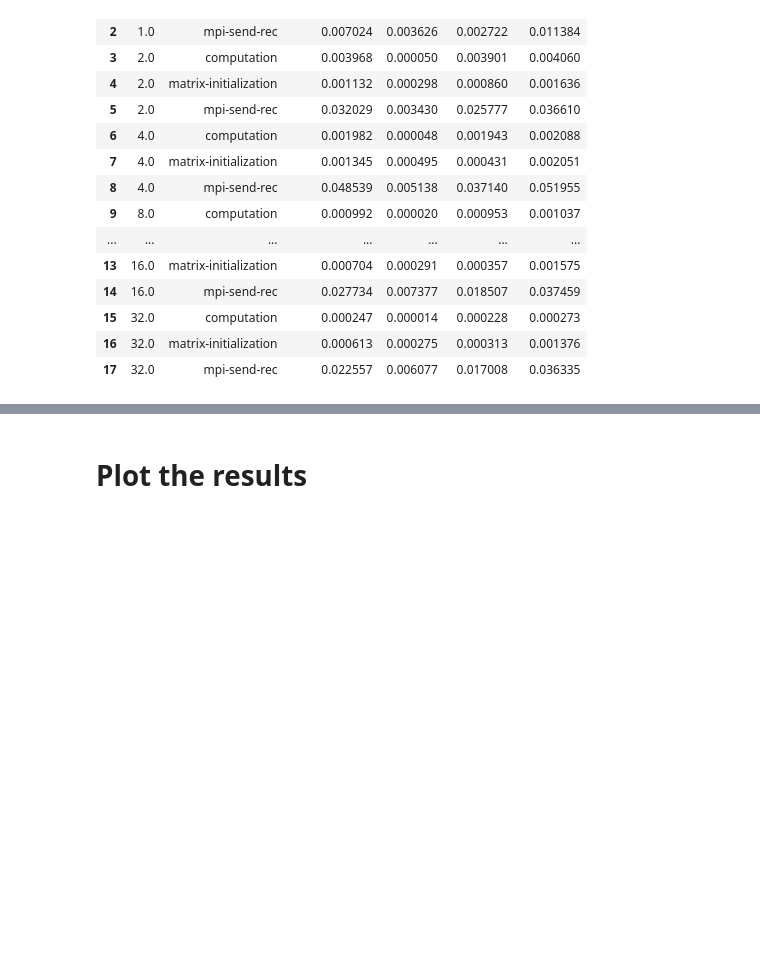
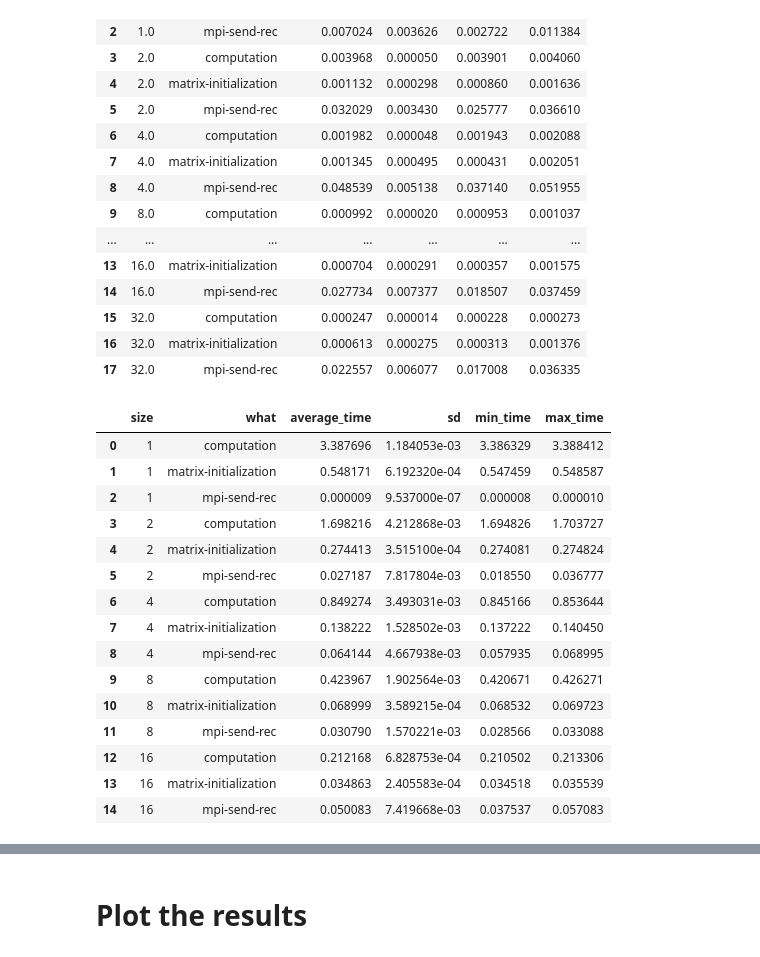
Before and after one commit to IsacPasianotto/Parallel-Programming-HPC, a Jupyter notebook: jacobi/plots/plot-maker.ipynb, the cells around one changed output, grey strips where cells are left out. Cells and saved outputs as stored; diff of their text form; code cells hidden in the pictures; blank space fills up the shorter version.

```diff
--- a/jacobi/plots/plot-maker.ipynb
+++ b/jacobi/plots/plot-maker.ipynb
@@ -49,3 +51,22 @@ gpu_1k
 | 15 | 32.0 | computation | 0.000247 | 0.000014 | 0.000228 | 0.000273 |
 | 16 | 32.0 | matrix-initialization | 0.000613 | 0.000275 | 0.000313 | 0.001376 |
 | 17 | 32.0 | mpi-send-rec | 0.022557 | 0.006077 | 0.017008 | 0.036335 |
+# %%
+cpu_12k
+# %% [output]
+|  | size | what | average_time | sd | min_time | max_time |
+| 0 | 1 | computation | 3.387696 | 1.184053e-03 | 3.386329 | 3.388412 |
+| 1 | 1 | matrix-initialization | 0.548171 | 6.192320e-04 | 0.547459 | 0.548587 |
+| 2 | 1 | mpi-send-rec | 0.000009 | 9.537000e-07 | 0.000008 | 0.000010 |
+| 3 | 2 | computation | 1.698216 | 4.212868e-03 | 1.694826 | 1.703727 |
+| 4 | 2 | matrix-initialization | 0.274413 | 3.515100e-04 | 0.274081 | 0.274824 |
+| 5 | 2 | mpi-send-rec | 0.027187 | 7.817804e-03 | 0.018550 | 0.036777 |
+| 6 | 4 | computation | 0.849274 | 3.493031e-03 | 0.845166 | 0.853644 |
+| 7 | 4 | matrix-initialization | 0.138222 | 1.528502e-03 | 0.137222 | 0.140450 |
+| 8 | 4 | mpi-send-rec | 0.064144 | 4.667938e-03 | 0.057935 | 0.068995 |
+| 9 | 8 | computation | 0.423967 | 1.902564e-03 | 0.420671 | 0.426271 |
+| 10 | 8 | matrix-initialization | 0.068999 | 3.589215e-04 | 0.068532 | 0.069723 |
+| 11 | 8 | mpi-send-rec | 0.030790 | 1.570221e-03 | 0.028566 | 0.033088 |
+| 12 | 16 | computation | 0.212168 | 6.828753e-04 | 0.210502 | 0.213306 |
+| 13 | 16 | matrix-initialization | 0.034863 | 2.405583e-04 | 0.034518 | 0.035539 |
+| 14 | 16 | mpi-send-rec | 0.050083 | 7.419668e-03 | 0.037537 | 0.057083 |
```
Also changed, not shown: parts of 4 cells of this notebook, 4 other files.
